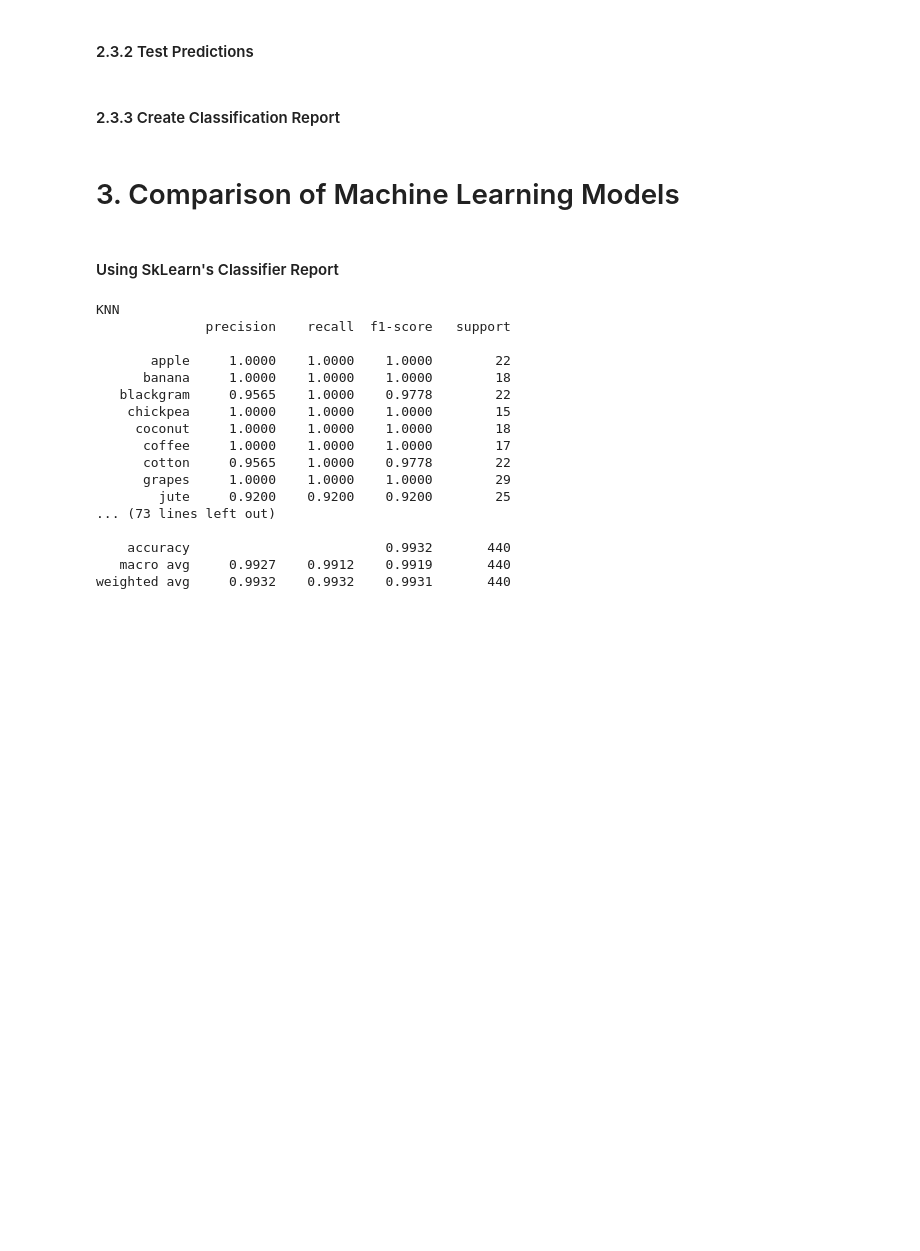
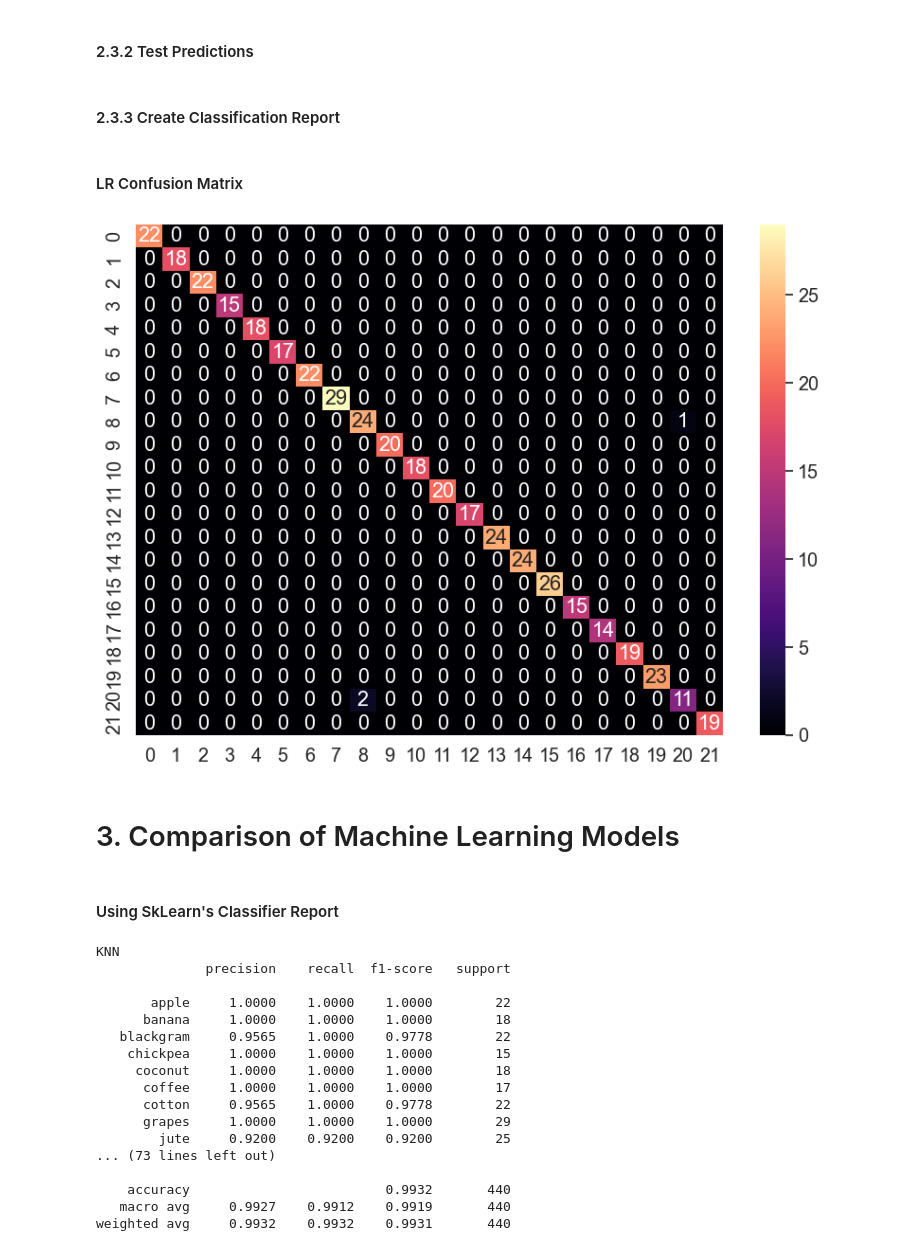
Before and after one commit to jm55/DLSU-Intelligent-Systems, a Jupyter notebook: Machine Learning/notebook-v2.ipynb, the cells around one changed output. Saved outputs shown, nothing was run; the diff lists cells and outputs as text; code cells hidden in the pictures; blank space fills up the shorter version.

```diff
--- a/Machine Learning/notebook-v2.ipynb
+++ b/Machine Learning/notebook-v2.ipynb
@@ -443,6 +438,6 @@ weighted avg       0.99      0.99      0.99       440
 # %% [markdown]
 #### 2.3.1 Load and 'Train' Logistic Regression Classifier Model
 # %%
-lr_model = LogisticRegression(penalty=None, verbose=True, max_iter=10000, n_jobs=os.cpu_count())
+lr_model = LogisticRegression(penalty=None, verbose=True, max_iter=10000, n_jobs=-1)
 lr_model.fit(X, y)
 # %% [output]
@@ -457,6 +452,24 @@ y_pred = lr_model.predict(X_test)
 #### 2.3.3 Create Classification Report
 # %%
 lr_cr = classification_report(y_test, y_pred, digits=4)
+# %% [markdown]
+#### LR Confusion Matrix
+# %%
+conf_matrix = confusion_matrix(y_test, y_pred)
+conf_matrix_df = pd.DataFrame(conf_matrix)
+lr_conf_matrix = classification_report(y_test,y_pred, digits=4)
+
+plt.figure(figsize=(10,7))
+sns.set(font_scale=1.3)
+sns.heatmap(conf_matrix_df, annot=True, fmt="g", cmap="magma")
+ax.set_title("LR Confusion Matrix")
+ax.set_ylabel("Predicted Values", fontsize=15)
+ax.set_yticklabels(list(labels), rotation=0)
+ax.set_xlabel("True Values", fontsize=15)
+ax.set_xticklabels(['']+labels)
+plt.show()
+# %% [output]
+[figure, added]
 # %% [markdown]
 # 3. Comparison of Machine Learning Models
 # %% [markdown]
```
Also changed, not shown: parts of 22 cells of this notebook.
